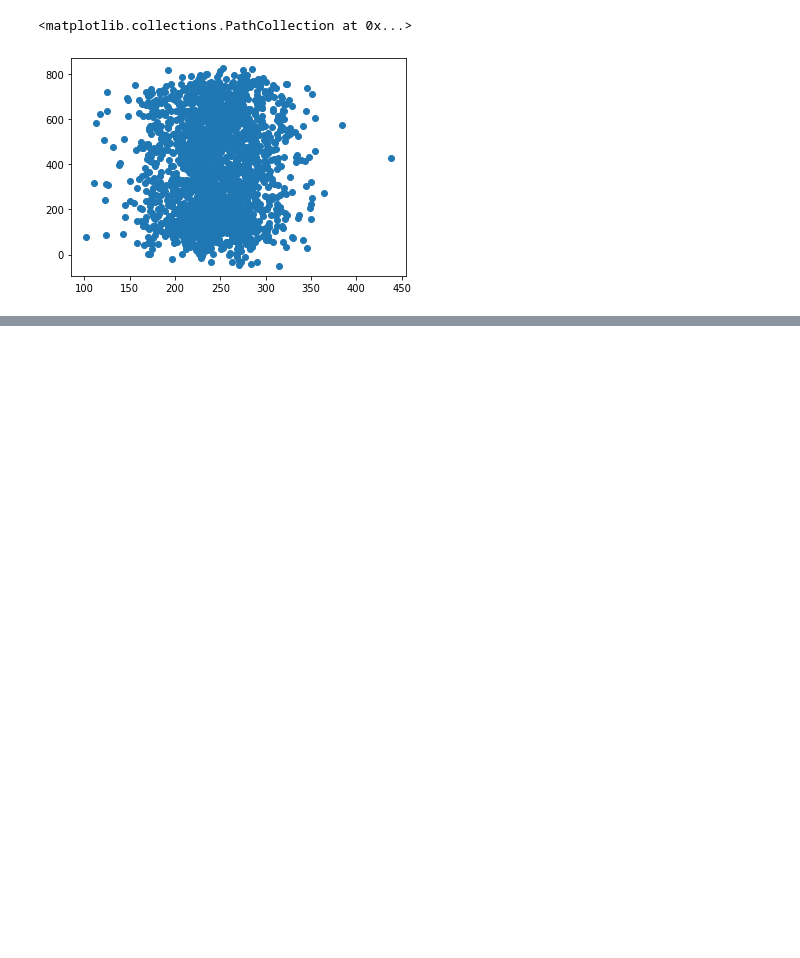
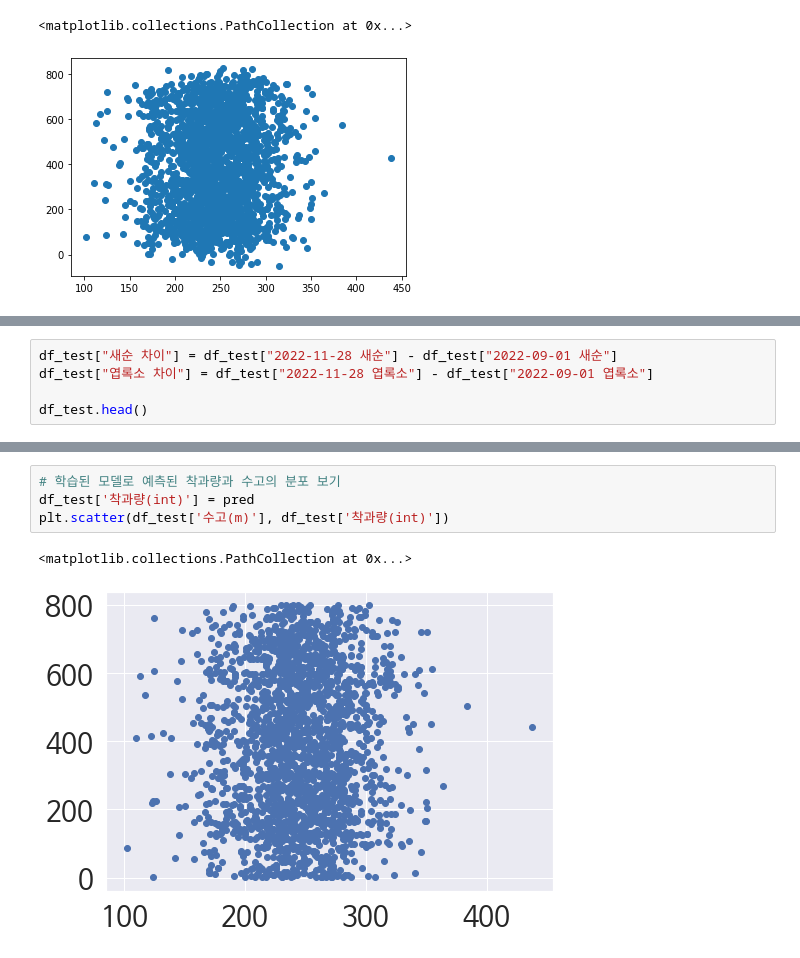
Before and after one commit to JaeHong-Park987/Citrus_fruit_set, a Jupyter notebook: 감귤 착과량 예측.ipynb, the cells around one changed output, grey strips where cells are left out. Cells and saved outputs as stored; diff of their text form; blank space fills up the shorter version.

```diff
--- a/감귤 착과량 예측.ipynb
+++ b/감귤 착과량 예측.ipynb
@@ -249,0 +353,5 @@ plt.scatter(df_test['수고(m)'], df_test['착과량(int)'])
+# %%
+df_test["새순 차이"] = df_test["2022-11-28 새순"] - df_test["2022-09-01 새순"]
+df_test["엽록소 차이"] = df_test["2022-11-28 엽록소"] - df_test["2022-09-01 엽록소"]
+
+df_test.head()
@@ -249,0 +417,7 @@ plt.scatter(df_test['수고(m)'], df_test['착과량(int)'])
+# %%
+# 학습된 모델로 예측된 착과량과 수고의 분포 보기
+df_test['착과량(int)'] = pred
+plt.scatter(df_test['수고(m)'], df_test['착과량(int)'])
+# %% [output]
+<matplotlib.collections.PathCollection at 0x...>
+[figure, added]
```
Also changed, not shown: parts of 22 cells of this notebook.
